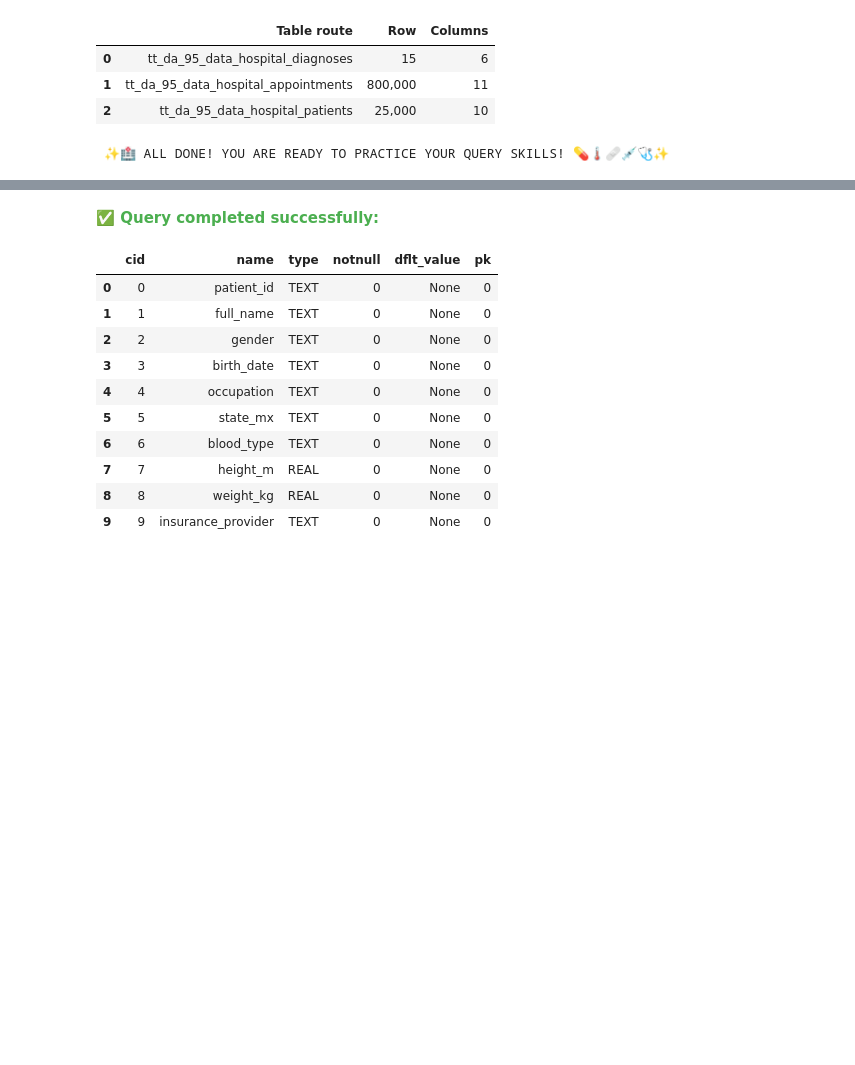
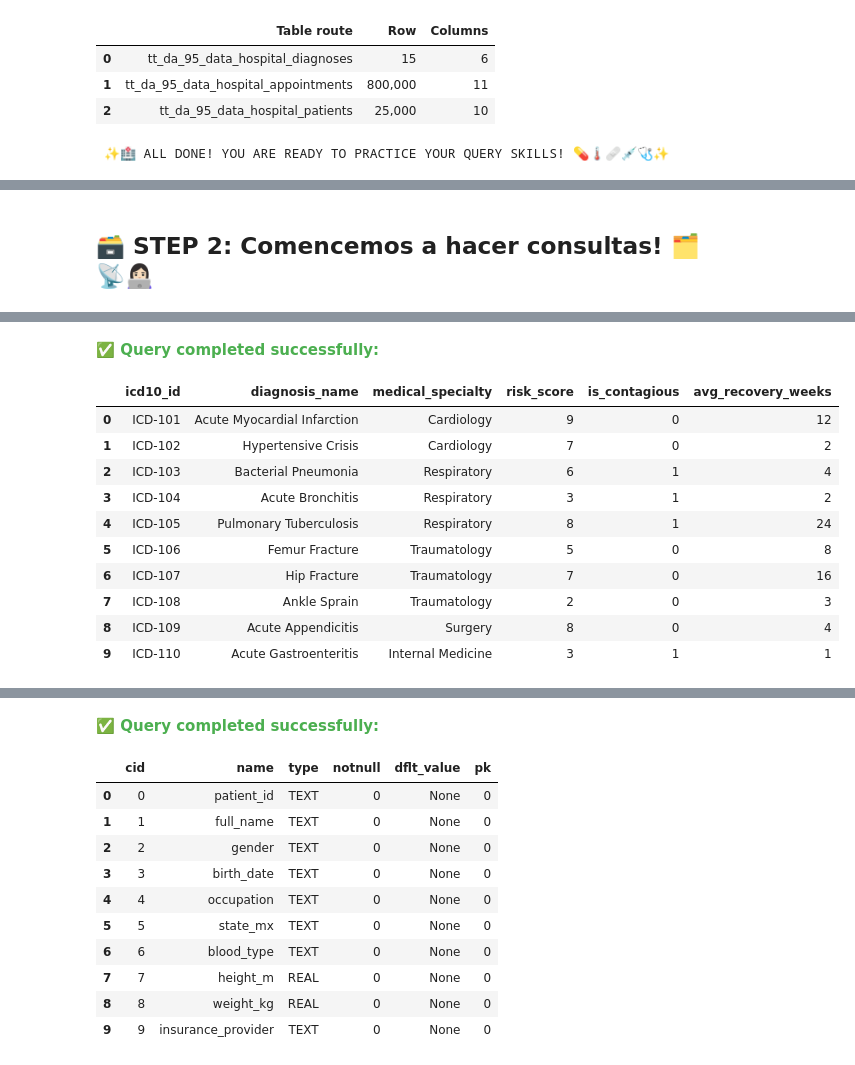
Before and after one commit to hectorhormazabal-tt/TT-SQL-DA-95, a Jupyter notebook: TT_DA_95_SPRINT_3_SQL_WORK_ENVIROMENT.ipynb, the cells around one changed output, grey strips where cells are left out. Drawn from its saved outputs; the diff is of its cells as text; code cells hidden in the pictures; blank space fills up the shorter version.

```diff
--- a/TT_DA_95_SPRINT_3_SQL_WORK_ENVIROMENT.ipynb
+++ b/TT_DA_95_SPRINT_3_SQL_WORK_ENVIROMENT.ipynb
@@ -82,3 +173,5 @@ PRAGMA table_info('tt_da_95_data_hospital_diagnoses');
+# %% [markdown]
+##  🗃️ __STEP 2: Comencemos a hacer consultas!__ 🗂️📡👩🏻‍💻
 # %%
 %%sql
 SELECT
@@ -97,3 +190,19 @@ FROM tt_da_95_data_hospital_appointments LIMIT 10
 | 7 | 8 | PAT-25-01891 | ICD-102 | 2025-09-11 01:31:00 | Orange | 169 | 90 | ... |
 | 8 | 9 | PAT-25-21948 | ICD-101 | 2025-01-23 13:51:00 | Red | 115 | 76 | ... |
 | 9 | 10 | PAT-25-03694 | ICD-113 | 2025-01-04 22:51:00 | Yellow | 144 | 105 | ... |
+# %%
+%%sql
+SELECT * FROM tt_da_95_data_hospital_diagnoses LIMIT 10
+# %% [output]
+✅ Query completed successfully:
+|  | icd10_id | diagnosis_name | medical_specialty | risk_score | is_contagious | avg_recovery_weeks |
+| 0 | ICD-101 | Acute Myocardial Infarction | Cardiology | 9 | 0 | 12 |
+| 1 | ICD-102 | Hypertensive Crisis | Cardiology | 7 | 0 | 2 |
+| 2 | ICD-103 | Bacterial Pneumonia | Respiratory | 6 | 1 | 4 |
+| 3 | ICD-104 | Acute Bronchitis | Respiratory | 3 | 1 | 2 |
+| 4 | ICD-105 | Pulmonary Tuberculosis | Respiratory | 8 | 1 | 24 |
+| 5 | ICD-106 | Femur Fracture | Traumatology | 5 | 0 | 8 |
+| 6 | ICD-107 | Hip Fracture | Traumatology | 7 | 0 | 16 |
+| 7 | ICD-108 | Ankle Sprain | Traumatology | 2 | 0 | 3 |
+| 8 | ICD-109 | Acute Appendicitis | Surgery | 8 | 0 | 4 |
+| 9 | ICD-110 | Acute Gastroenteritis | Internal Medicine | 3 | 1 | 1 |
```
Also changed, not shown: parts of 10 cells of this notebook.
